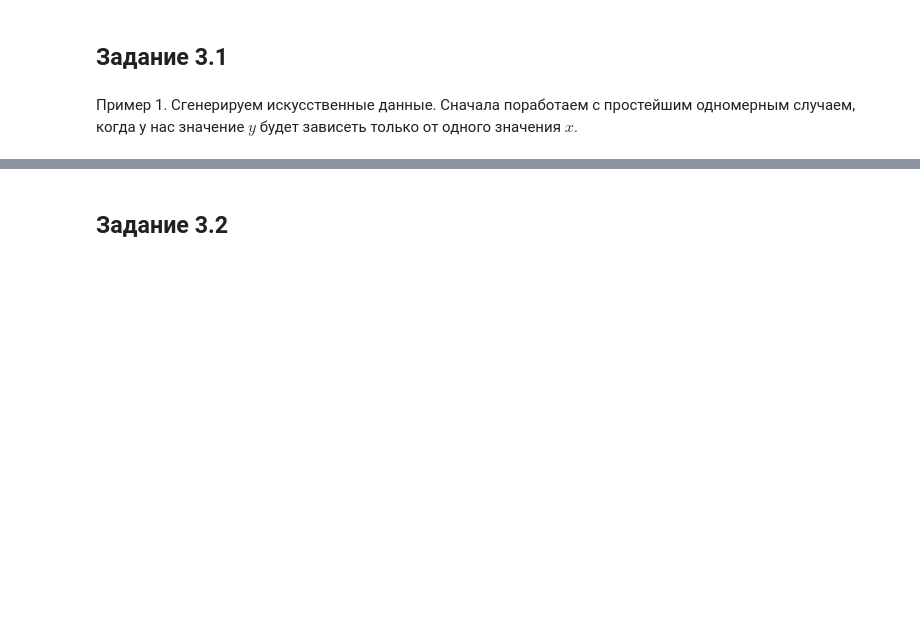
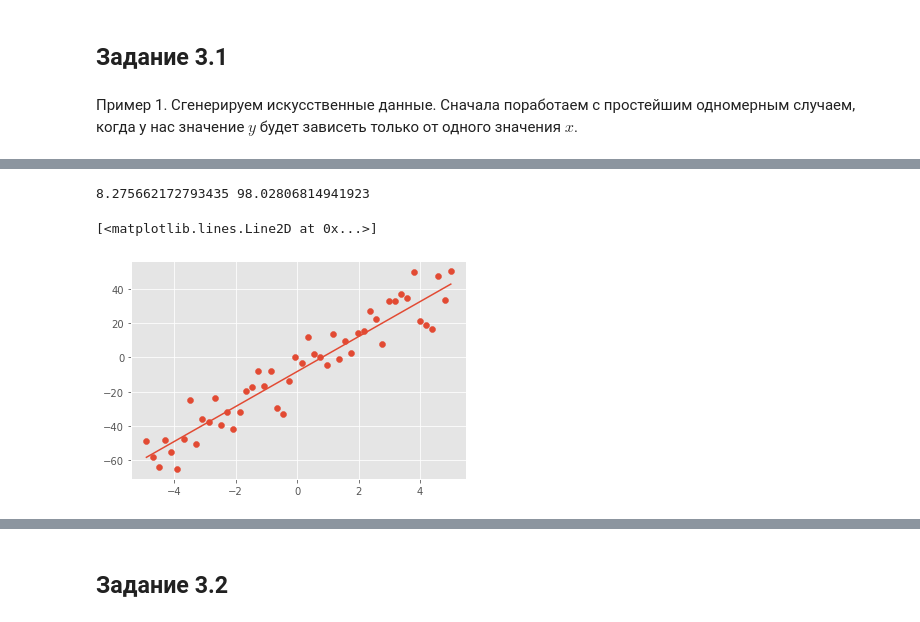
Before and after one commit to VanjaRo/ML-ITMO-Course, a Jupyter notebook: lab3_1.ipynb, the cells around one changed output, grey strips where cells are left out. Saved outputs shown, nothing was run; the diff lists cells and outputs as text; code cells hidden in the pictures; blank space fills up the shorter version.

```diff
--- a/lab3_1.ipynb
+++ b/lab3_1.ipynb
@@ -69,0 +69,27 @@ X, X_train, y_train, X_test, y_test = generate_data(100)
+# %%
+### Реализуйте настройку w и b с помощью рассмотренного выше метода наименьших квадратов.
+### Найдите значения метрик MSE и MAE. Сравните с результатами из sklearn
+
+from sklearn.base import BaseEstimator, RegressorMixin
+from numpy.linalg import inv
+
+
+class CustomLinearRegression(BaseEstimator, RegressorMixin):
+  def fit(self, X, y, alpha: float = 0.01):
+    X = np.column_stack((X, np.ones(X.shape[0]).astype(float)))
+    self.w = inv((X.transpose() @ X + alpha * np.eye(X.shape[1]))) @ X.transpose() @ y
+    return self
+
+  def predict(self, X, is_added_bias: bool = False):
+    X = np.column_stack((X, np.ones(X.shape[0]).astype(float)))
+    return X @ self.w
+# %%
+from sklearn.metrics import mean_absolute_error, mean_squared_error
+y_pred = CustomLinearRegression().fit(X_train, y_train).predict(X_test)
+print(mean_absolute_error(y_pred, y_test), mean_squared_error(y_pred, y_test))
+plt.scatter(X_test, y_test)
+plt.plot(X_test, y_pred)
+# %% [output]
+8.275662172793435 98.02806814941923
+[<matplotlib.lines.Line2D at 0x...>]
+[figure, added]
```
Also changed, not shown: parts of 18 cells of this notebook.
